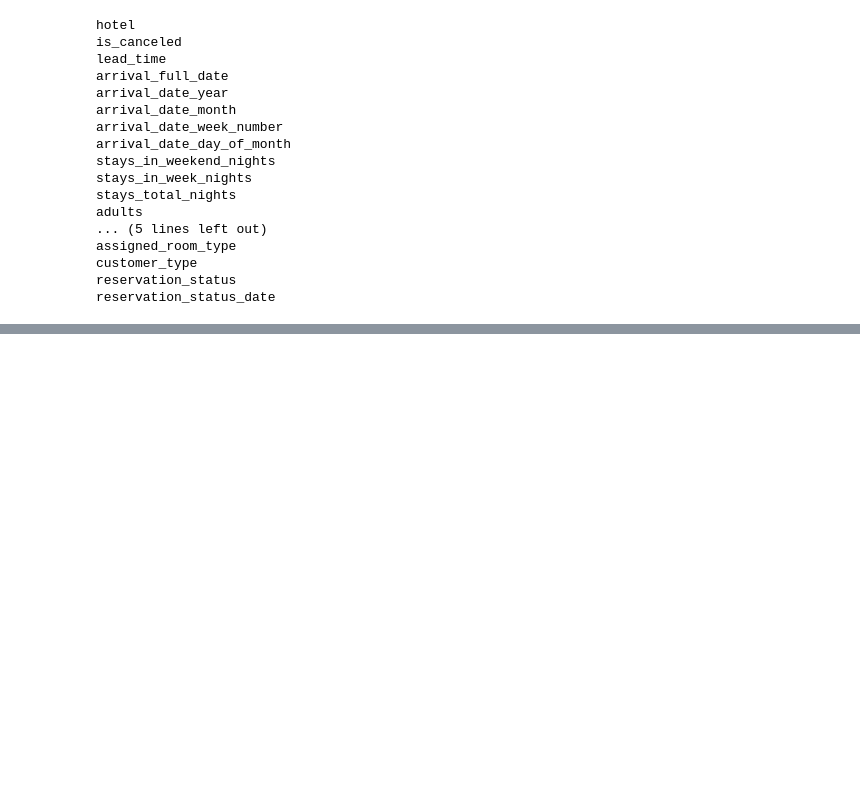
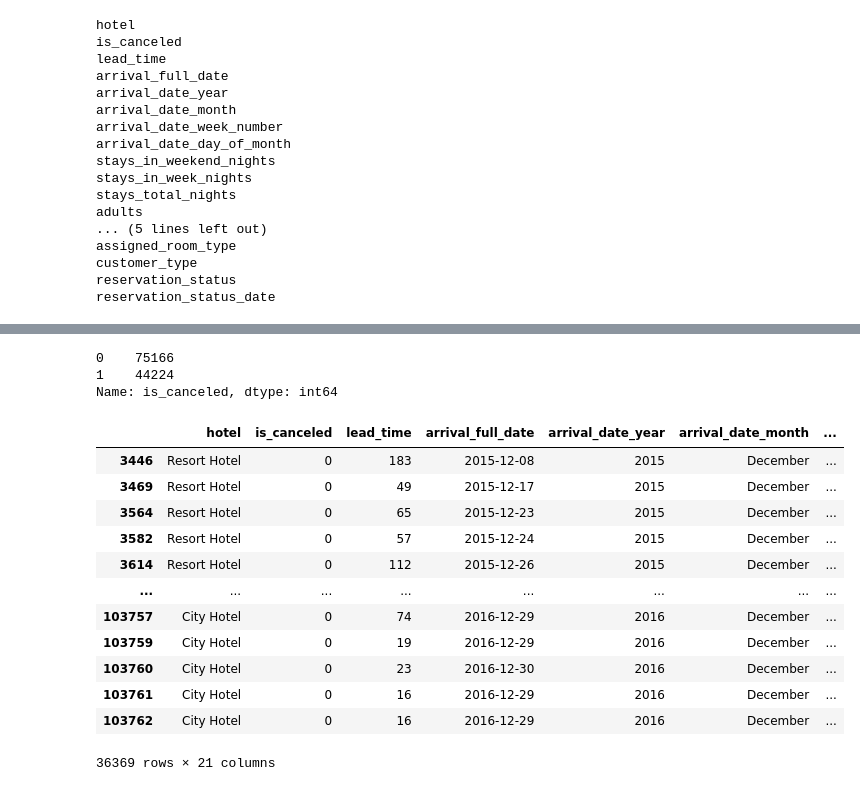
Before and after one commit to Tamerly/Data_analisys_learning, a Jupyter notebook: Project_lesson_2.ipynb, the cells around one changed output, grey strips where cells are left out. Saved outputs shown, nothing was run; the diff lists cells and outputs as text; code cells hidden in the pictures; blank space fills up the shorter version.

```diff
--- a/Project_lesson_2.ipynb
+++ b/Project_lesson_2.ipynb
@@ -108,0 +159,8 @@ df.head(3)
+# %%
+df['reservation_status_date'] = pd.to_datetime(df['reservation_status_date'])
+# %%
+df['is_canceled'].value_counts()
+# %% [output]
+0    75166
+1    44224
+Name: is_canceled, dtype: int64
@@ -108,0 +169,17 @@ df.head(3)
+# %%
+df_2016 = df.loc[df['is_canceled'] == 0][df['reservation_status_date'].dt.year == 2016]
+df_2016
+# %% [output]
+|  | hotel | is_canceled | lead_time | arrival_full_date | arrival_date_year | arrival_date_month | ... |
+| 3446 | Resort Hotel | 0 | 183 | 2015-12-08 | 2015 | December | ... |
+| 3469 | Resort Hotel | 0 | 49 | 2015-12-17 | 2015 | December | ... |
+| 3564 | Resort Hotel | 0 | 65 | 2015-12-23 | 2015 | December | ... |
+| 3582 | Resort Hotel | 0 | 57 | 2015-12-24 | 2015 | December | ... |
+| 3614 | Resort Hotel | 0 | 112 | 2015-12-26 | 2015 | December | ... |
+| ... | ... | ... | ... | ... | ... | ... | ... |
+| 103757 | City Hotel | 0 | 74 | 2016-12-29 | 2016 | December | ... |
+| 103759 | City Hotel | 0 | 19 | 2016-12-29 | 2016 | December | ... |
+| 103760 | City Hotel | 0 | 23 | 2016-12-30 | 2016 | December | ... |
+| 103761 | City Hotel | 0 | 16 | 2016-12-29 | 2016 | December | ... |
+| 103762 | City Hotel | 0 | 16 | 2016-12-29 | 2016 | December | ... |
+36369 rows × 21 columns
```
Also changed, not shown: parts of 18 cells of this notebook.
